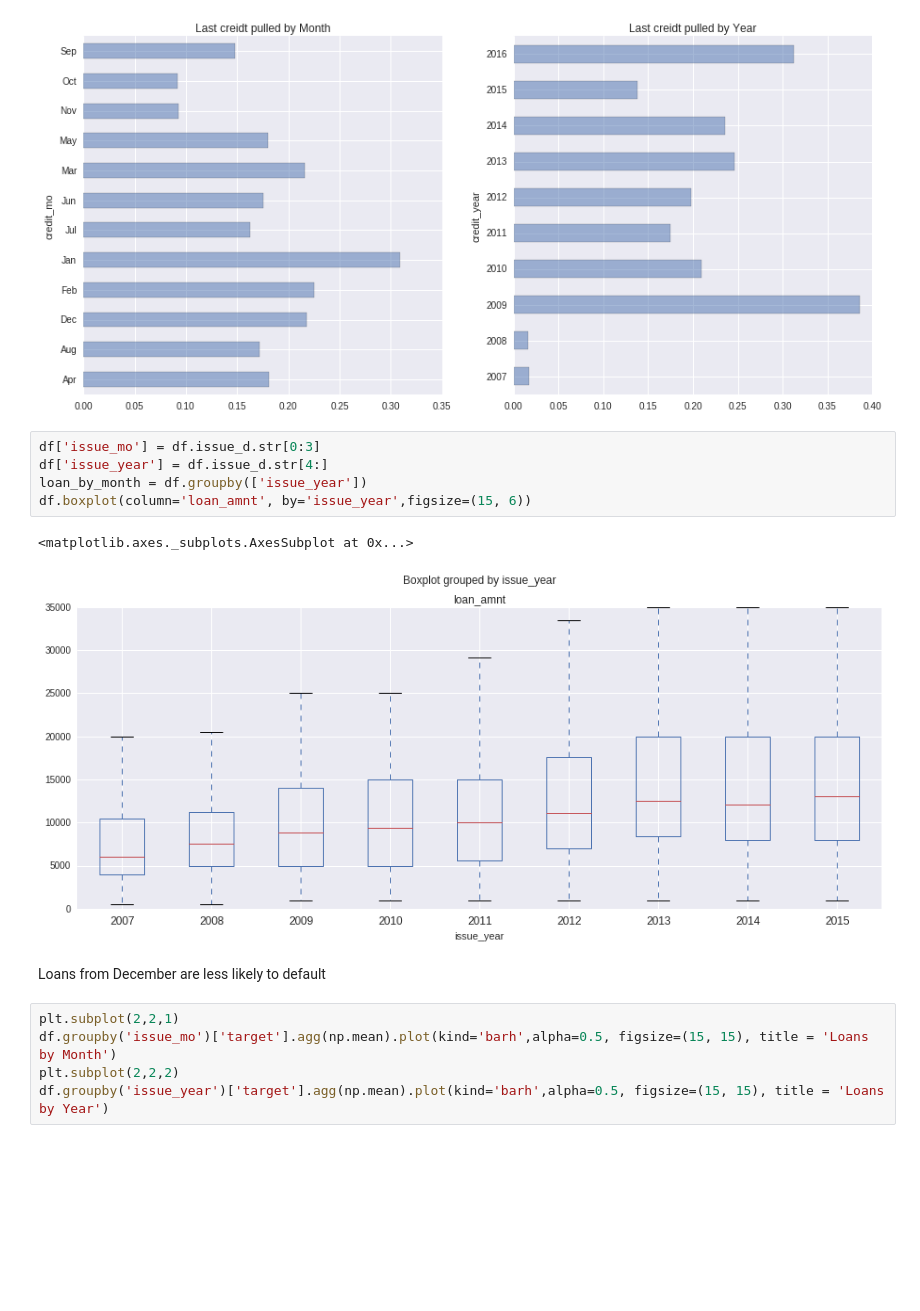
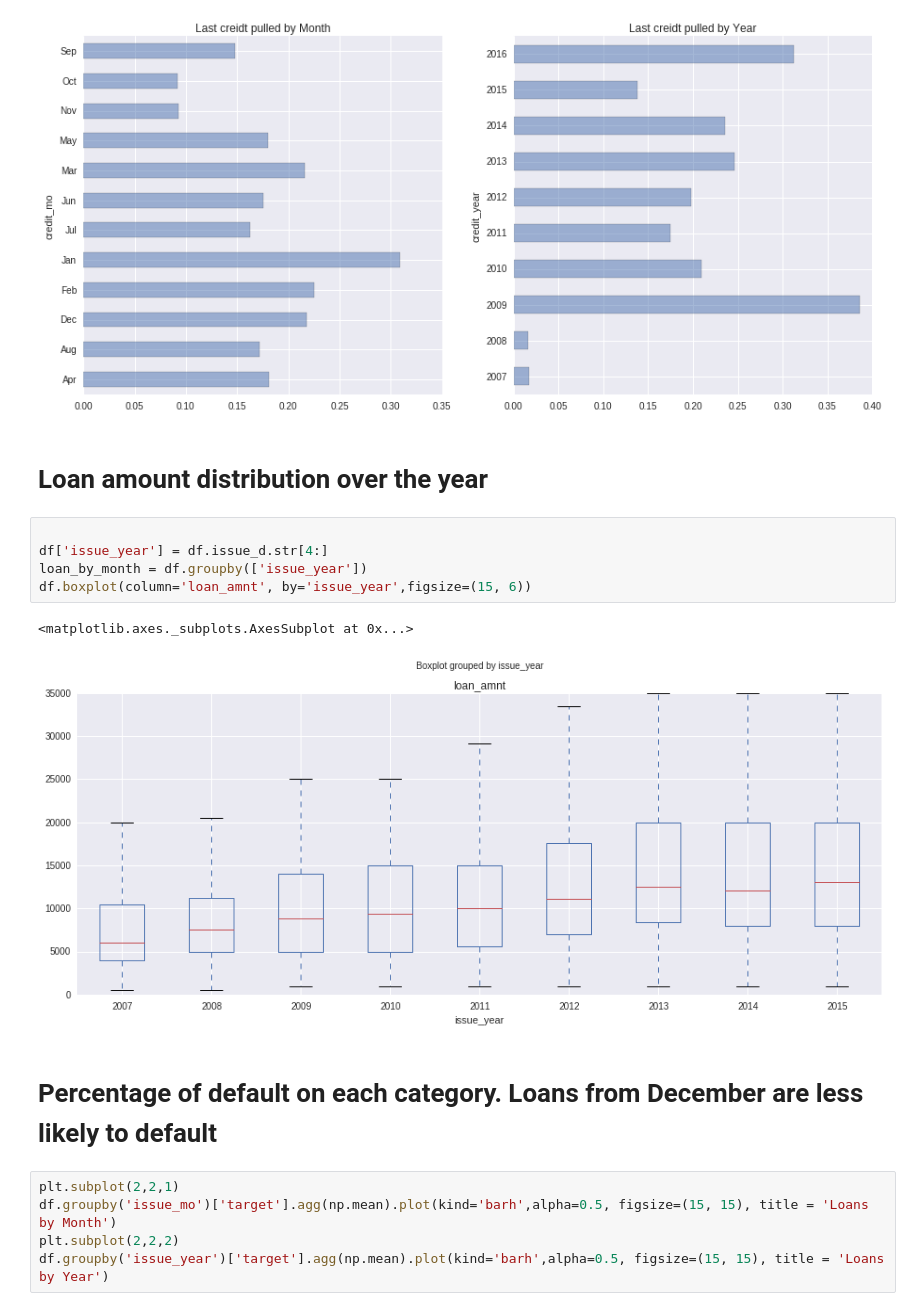
Before and after one commit to RenNY123/Loan, a Jupyter notebook: Loan.ipynb, the cells around one changed output. Drawn from its saved outputs; the diff is of its cells as text; blank space fills up the shorter version.

```diff
--- a/Loan.ipynb
+++ b/Loan.ipynb
@@ -150,16 +152,18 @@ df.groupby('credit_year')['target'].agg(np.mean).plot(kind='barh',alpha=0.5, fig
 # %% [output]
 <matplotlib.axes._subplots.AxesSubplot at 0x...>
 [figure]
+# %% [markdown]
+# Loan amount distribution over the year
 # %%
-df['issue_mo'] = df.issue_d.str[0:3]
+
 df['issue_year'] = df.issue_d.str[4:]
 loan_by_month = df.groupby(['issue_year'])
 df.boxplot(column='loan_amnt', by='issue_year',figsize=(15, 6))
 # %% [output]
 <matplotlib.axes._subplots.AxesSubplot at 0x...>
-[figure, old version]
+[figure, new version]
 # %% [markdown]
-Loans from December are less likely to default
+# Percentage of default on each category. Loans from December are less likely to default
 # %%
 plt.subplot(2,2,1)
 df.groupby('issue_mo')['target'].agg(np.mean).plot(kind='barh',alpha=0.5, figsize=(15, 15), title = 'Loans by Month')
```
Also changed, not shown: parts of 15 cells of this notebook.
